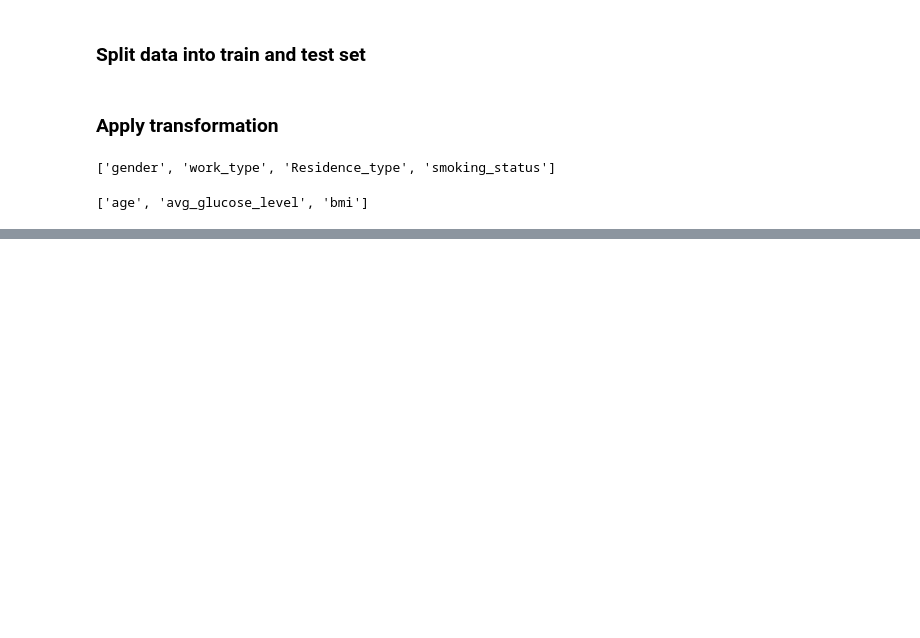
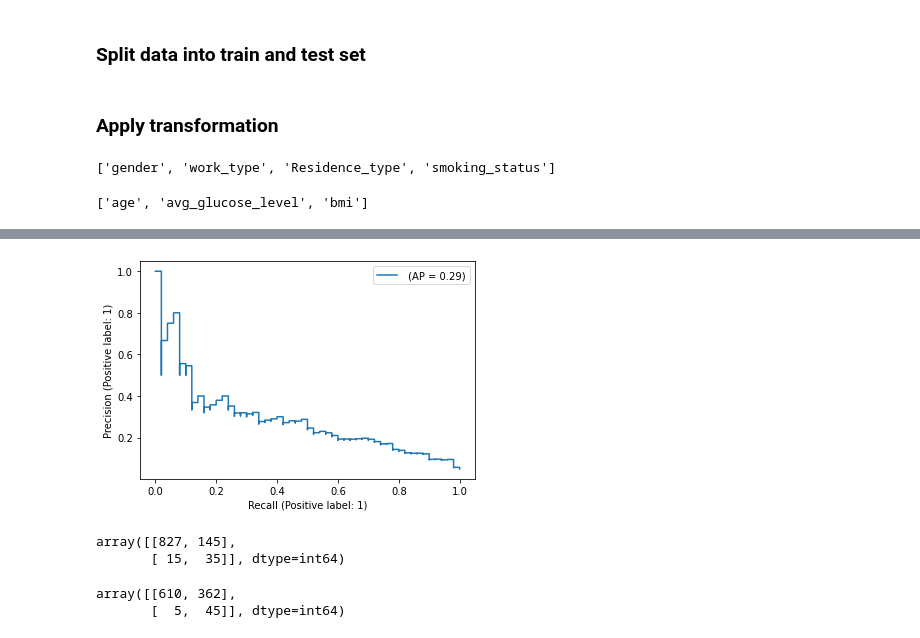
Before and after one commit to kchu1711/actl3143, a Jupyter notebook: week 3/w3_stroke.ipynb, the cells around one changed output, grey strips where cells are left out. Drawn from its saved outputs; the diff is of its cells as text; code cells hidden in the pictures; blank space fills up the shorter version.

```diff
--- a/week 3/w3_stroke.ipynb
+++ b/week 3/w3_stroke.ipynb
@@ -266,0 +280,16 @@ array([[972,   0],
+# %%
+PrecisionRecallDisplay.from_predictions(y_test, y_pred, name=""); plt.legend(loc="upper right");
+# %% [output]
+[figure, added]
+# %%
+y_pred_stroke = y_pred > 0.5
+confusion_matrix(y_test, y_pred_stroke)
+# %% [output]
+array([[827, 145],
+       [ 15,  35]], dtype=int64)
+# %%
+y_pred_stroke = y_pred > 0.3
+confusion_matrix(y_test, y_pred_stroke)
+# %% [output]
+array([[610, 362],
+       [  5,  45]], dtype=int64)
```
Also changed, not shown: parts of 27 cells of this notebook, 5 other files.
